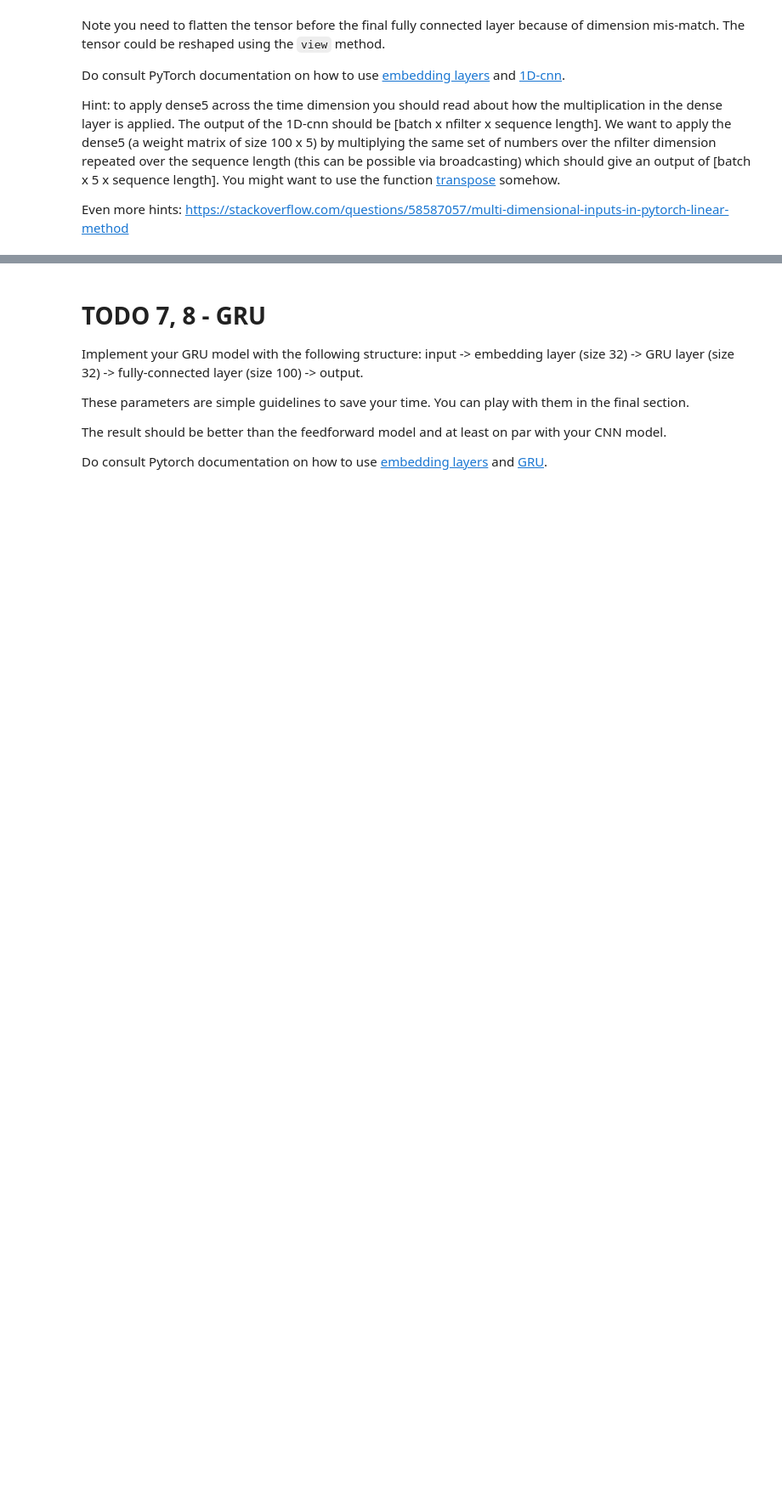
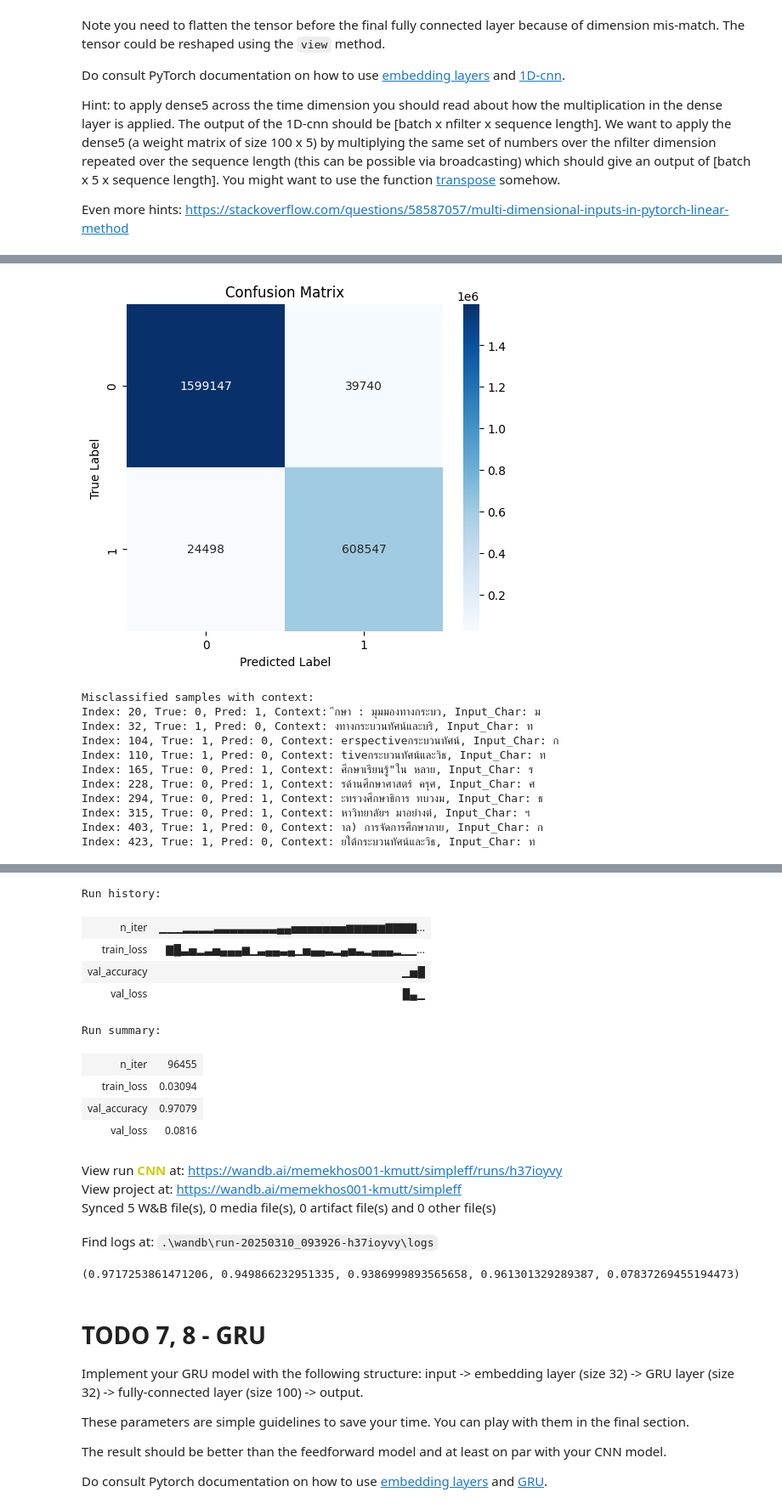
Before and after one commit to Aitthikit/NLP, a Jupyter notebook: HW1.2_NNs word tokenizer.ipynb, the cells around one changed output, grey strips where cells are left out. Shown: that part at 85% size. Cells and saved outputs as stored; diff of their text form; code cells hidden in the pictures; blank space fills up the shorter version.

```diff
--- a/HW1.2_NNs word tokenizer.ipynb
+++ b/HW1.2_NNs word tokenizer.ipynb
@@ -984,7 +1045,19 @@ class SimpleCNN(torch.nn.Module):
 # time needed for one epoch.                                                   #
 ################################################################################
 model_conv1d_nn = SimpleCNN().cuda()
-summary(model_conv1d_nn,  torch.zeros((64, 21), dtype = torch.long).cuda() ) #summarize the model
+# summary(model_conv1d_nn,  torch.zeros((64, 21), dtype = torch.long).cuda() ) #summarize the model
+summary(model_conv1d_nn, input_size=(1, 21), dtypes = [torch.long])
 ################################################################################
 #                            WRITE YOUR CODE BELOW                             #
 ################################################################################
+NUM_EPOCHS = 3 # จำนวนรอบการฝึก (epochs)
+model_CNN_checkpoint_path_feedforward_nn = './model_CNN.h5' # ไฟล์สำหรับบันทึกน้ำหนักของโมเดล
+criterion = torch.nn.BCELoss(reduction = 'none') # ฟังก์ชัน Loss สำหรับ Binary Classification
+BATCHS_SIZE = 512  # ขนาดของ Batch
+optimizer = optim.Adam(model_conv1d_nn.parameters(), lr=5e-4) # ใช้ Adam optimizer ในการอัปเดตค่าถ่วงน้ำหนัก
+eps = 1e-10 # ค่าคงที่ขนาดเล็กเพื่อป้องกันการหารด้วยศูนย์
+print(summary(model_conv1d_nn, input_size=(1, 21), dtypes = [torch.long]))
+
+wandb.init(project="simpleff",config={
+    'architecture': 'CNN',
+    'epochs': 3},name="CNN")  # Start a new W&B run
@@ -993,0 +1270,20 @@ print(result)
+# %%
+result = evaluateCNN(test_loader, model_conv1d_nn)
+model_conv1d_nn.load_state_dict(torch.load(model_CNN_checkpoint_path_feedforward_nn))
+test_loader = DataLoader(Dataset(x_test_char, y_test, dtype = 'float'), batch_size = BATCHS_SIZE)
+wrong_cases = show_wrong_predictions_CNN(model_conv1d_nn, test_loader, criterion, device="cuda", idx_to_char=CHARS_MAP)
+wandb.finish() #ปิดการเชื่อมต่อกับ Weights & Biases
+print(result)
+# %% [output]
+[figure, added]
+Misclassified samples with context:
+Index: 20, True: 0, Pred: 1, Context: ึกษา : มุมมองทางกระบว, Input_Char: ม
+Index: 32, True: 1, Pred: 0, Context: งทางกระบวนทัศน์และบริ, Input_Char: ท
+Index: 104, True: 1, Pred: 0, Context: erspectiveกระบวนทัศน์, Input_Char: ก
+Index: 110, True: 1, Pred: 0, Context: tiveกระบวนทัศน์และวิธ, Input_Char: ท
+Index: 165, True: 0, Pred: 1, Context: ศึกษาเรียนรู้"ใน หลาย, Input_Char: ร
+Index: 228, True: 0, Pred: 1, Context: รด้านศึกษาศาสตร์ ครุศ, Input_Char: ศ
+Index: 294, True: 0, Pred: 1, Context: ะทรวงศึกษาธิการ ทบวงม, Input_Char: ธ
+Index: 315, True: 0, Pred: 1, Context: หาวิทยาลัยฯ มาอย่างต่, Input_Char: ฯ
+Index: 403, True: 1, Pred: 0, Context: าล) การจัดการศึกษาภาย, Input_Char: ก
+Index: 423, True: 1, Pred: 0, Context: ยใต้กระบวนทัศน์และวิธ, Input_Char: ท
@@ -994,3 +1291,18 @@ print(result)
+Run history:
+| n_iter | ▁▁▁▂▂▂▂▃▃▃▃▃▃▃▃▄▄▅▅▅▅▅▅▅▆▆▆▆▆▇▇▇▇... |
+| train_loss | ▇█▃▅▂▃▅▄▄▄▆▁▃▄▄▃▄▁▅▄▄▃▂▄▅▃▂▄▄▄▂▁▁... |
+| val_accuracy | ▁▅█ |
+| val_loss | █▄▁ |
+Run summary:
+| n_iter | 96455 |
+| train_loss | 0.03094 |
+| val_accuracy | 0.97079 |
+| val_loss | 0.0816 |
+View run CNN at: https://wandb.ai/memekhos001-kmutt/simpleff/runs/h37ioyvy
+View project at: https://wandb.ai/memekhos001-kmutt/simpleff
+Synced 5 W&B file(s), 0 media file(s), 0 artifact file(s) and 0 other file(s)
+Find logs at: .\wandb\run-20250310_093926-h37ioyvy\logs
+(0.9717253861471206, 0.949866232951335, 0.9386999893565658, 0.961301329289387, 0.07837269455194473)
 # %% [markdown]
 # TODO 7, 8 - GRU
 
```
Also changed, not shown: parts of 31 cells of this notebook, 3 other files.
